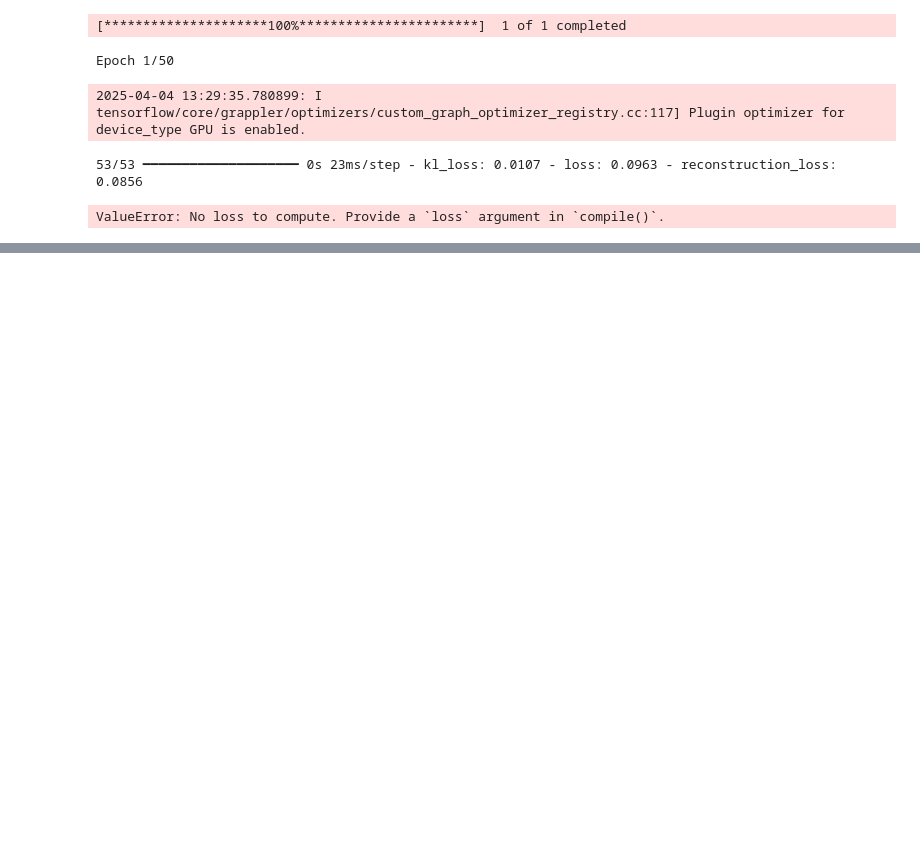
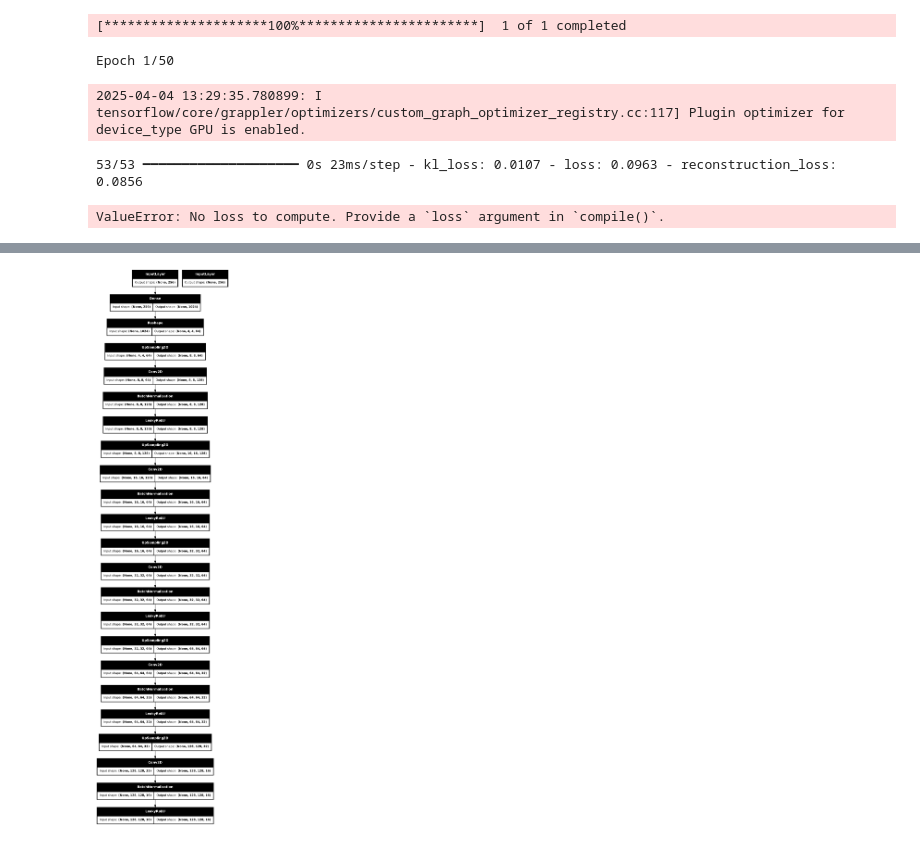
Before and after one commit to FaresZGH/Leyenda, a Jupyter notebook: livrables/Livrable2.ipynb, the cells around one changed output, grey strips where cells are left out. Drawn from its saved outputs; the diff is of its cells as text; code cells hidden in the pictures; blank space fills up the shorter version.

```diff
--- a/livrables/Livrable2.ipynb
+++ b/livrables/Livrable2.ipynb
@@ -95,0 +193,47 @@ ValueError: No loss to compute. Provide a `loss` argument in `compile()`.
+# %%
+# Decoding #
+
+# DeConv1
+decoder_inputs = Input(shape=(latent_space_dim,))
+
+x = Dense(4 * 4 * 64, activation='relu')(decoder_inputs)
+x = Reshape((4, 4, 64))(x)
+
+x = UpSampling2D((2, 2))(x)  # (16, 16)
+x = Conv2D(128, (3, 3), padding='same')(x)
+x = BatchNormalization()(x)
+x = LeakyReLU()(x)
+
+x = UpSampling2D((2, 2))(x)  # (32, 32)
+x = Conv2D(64, (3, 3), padding='same')(x)
+x = BatchNormalization()(x)
+x = LeakyReLU()(x)
+
+x = UpSampling2D((2, 2))(x)  # (64, 64)
+x = Conv2D(64, (3, 3), padding='same')(x)
+x = BatchNormalization()(x)
+x = LeakyReLU()(x)
+
+x = UpSampling2D((2, 2))(x)  # (128, 128)
+x = Conv2D(32, (3, 3), padding='same')(x)
+x = BatchNormalization()(x)
+x = LeakyReLU()(x)
+
+x = UpSampling2D((2, 2))(x)  # (256, 256)
+x = Conv2D(16, (3, 3), padding='same')(x)
+x = BatchNormalization()(x)
+x = LeakyReLU()(x)
+
+x = UpSampling2D((2, 2))(x)  # (256, 256)
+x = Conv2D(8, (3, 3), padding='same')(x)
+x = BatchNormalization()(x)
+x = LeakyReLU()(x)
+
+
+decoder_output = Conv2D(3, (3, 3), activation='sigmoid', padding='same')(x)
+decoder = keras.Model(decoder_inputs, decoder_outputs, name="decoder")
+
+from keras.utils import plot_model
+plot_model(decoder, to_file='decodersimple.png', show_shapes=True)
+# %% [output]
+[figure, added]
```
Also changed, not shown: parts of 17 cells of this notebook.
